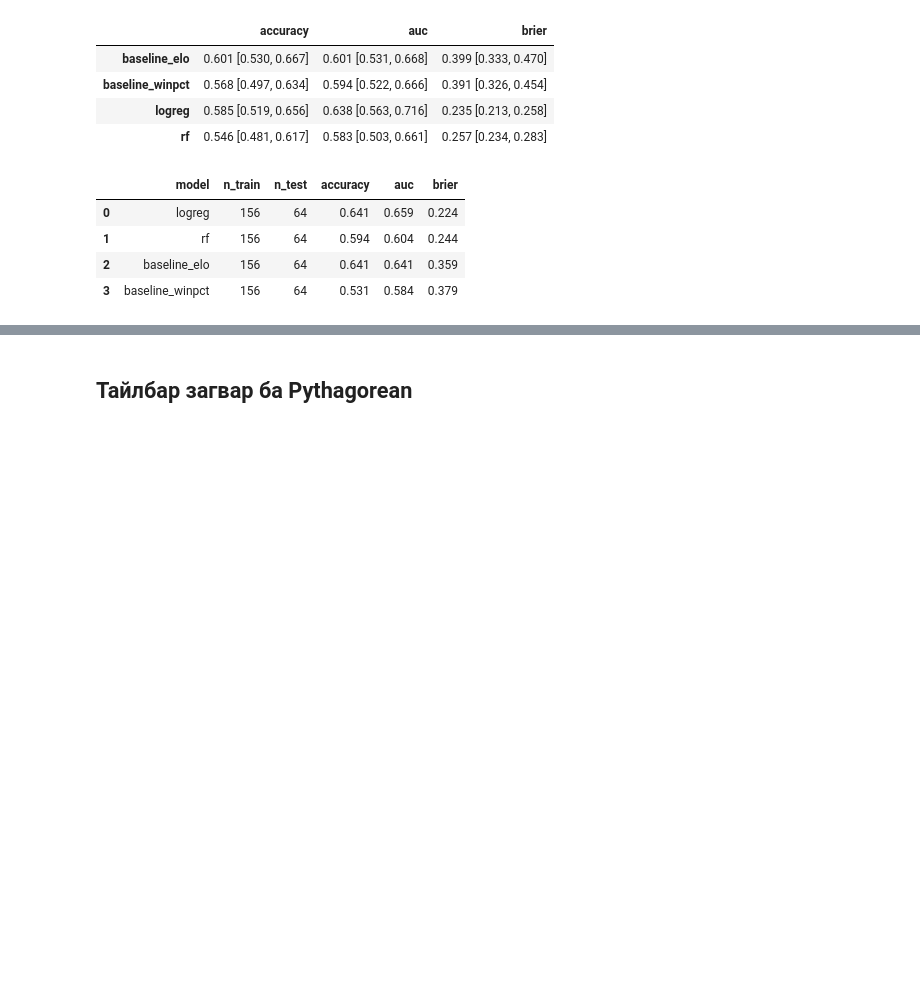
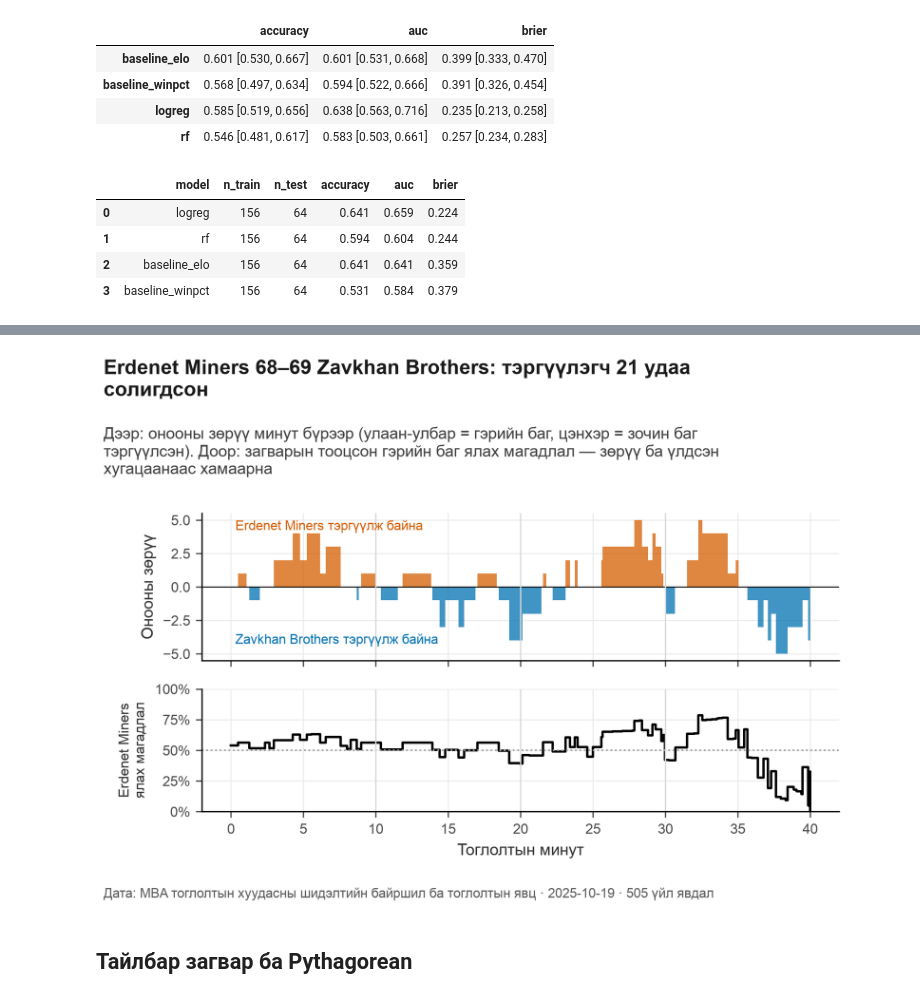
Before and after one commit to batdorj-s/data-visualization-3a, a Jupyter notebook: mba_analysis/notebooks/06_ml.ipynb, the cells around one changed output, grey strips where cells are left out. Drawn from its saved outputs; the diff is of its cells as text; code cells hidden in the pictures; blank space fills up the shorter version.

```diff
--- a/mba_analysis/notebooks/06_ml.ipynb
+++ b/mba_analysis/notebooks/06_ml.ipynb
@@ -88,3 +113,7 @@ show("U06b_calibration")
+# %%
+show("F18_game_flow")
+# %% [output]
+[figure, added]
 # %% [markdown]
 ## Тайлбар загвар ба Pythagorean
 # %%
```
Also changed, not shown: parts of 19 cells of this notebook, 13 other files.
